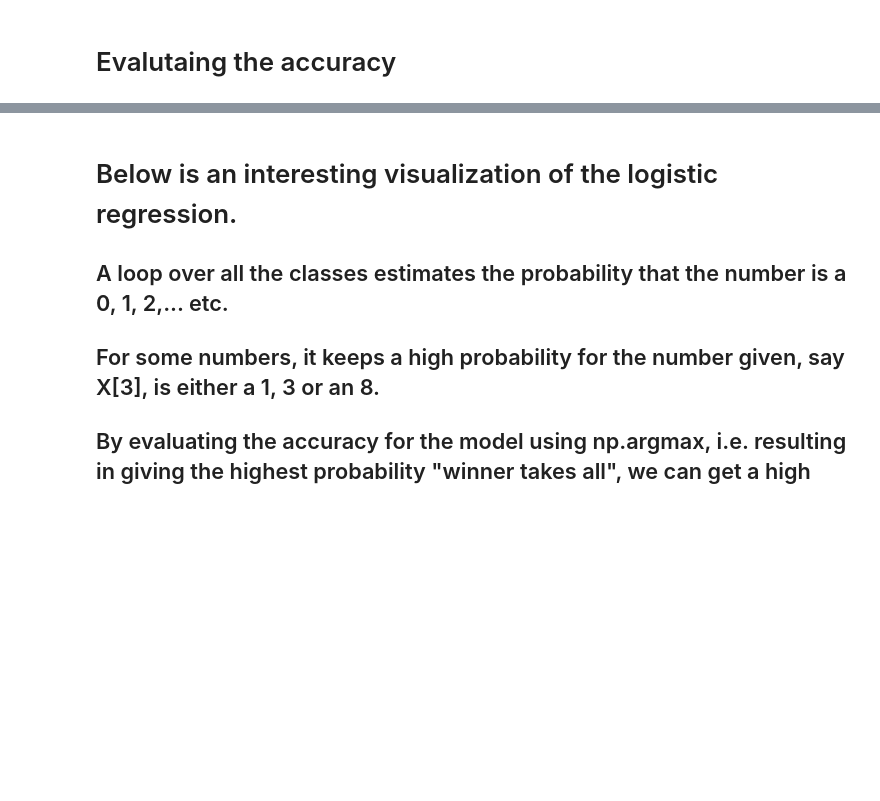
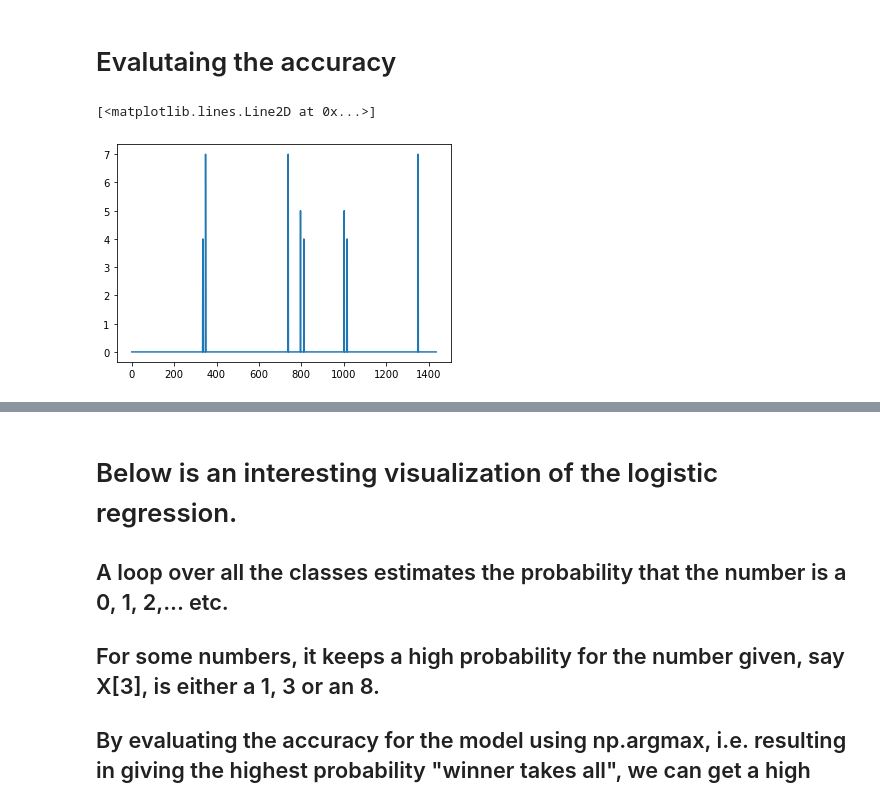
Before and after one commit to haakools/FYS-STK4155AUTUMN, a Jupyter notebook: Project 2/LogistRegClass.ipynb, the cells around one changed output, grey strips where cells are left out. Drawn from its saved outputs; the diff is of its cells as text; code cells hidden in the pictures; blank space fills up the shorter version.

```diff
--- a/Project 2/LogistRegClass.ipynb
+++ b/Project 2/LogistRegClass.ipynb
@@ -185,3 +185,8 @@ def accuracy(y,y_pred):
     y_pred = np.argmax(y_pred, axis=1)
     acc = np.sum(y==y_pred)/len(y)
     return acc
+# %%
+plt.plot(np.argmax(Y_tilde, axis=1))
+# %% [output]
+[<matplotlib.lines.Line2D at 0x...>]
+[figure, added]
```
Also changed, not shown: parts of 6 cells of this notebook, 2 other files.
